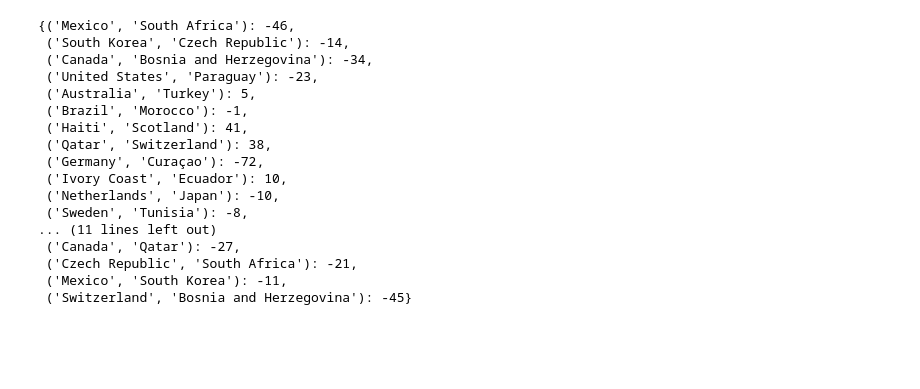
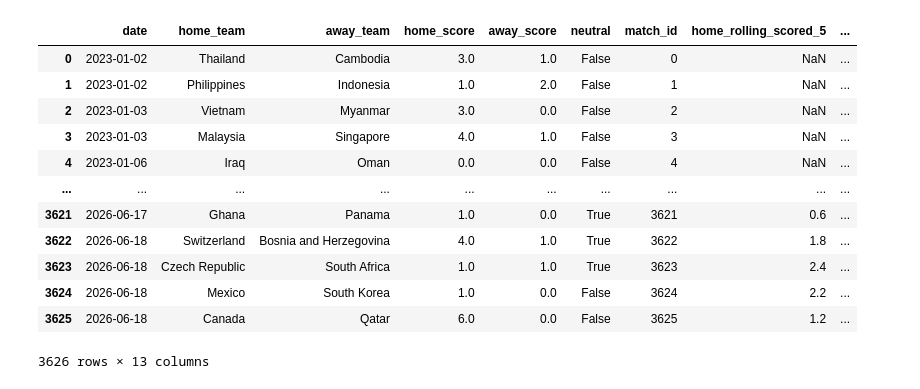
Before and after one commit to MoBTD10/Fifa-world-cup-2026-predicator, a Jupyter notebook: data_preprocess.ipynb, the cells around one changed output. Saved outputs shown, nothing was run; the diff lists cells and outputs as text; code cells hidden in the pictures; blank space fills up the shorter version.

```diff
--- a/data_preprocess.ipynb
+++ b/data_preprocess.ipynb
@@ -67,0 +55,5 @@ final_df.head(80)
+# %%
+#merg
+df =df.merge(home_featuers , on='match_id' ,how='left')
+df =df.merge(away_featuers, on='match_id' ,how='left')
+df.tail(3)
@@ -74,40 +76,31 @@ NameError: name 'pd' is not defined
 # %%
-def getting_fifa_rank(final_df,rank):
-    unique_matches = final_df[['home_team','away_team']].drop_duplicates()
-
-    rank_diff = {}
-
-    for index,row in unique_matches.iterrows():
-        home = row['home_team']
-        away = row['away_team']
-
-        try:
-
-            home_points = rank.loc[rank['team']==home,'rank'].values[0]
-            away_points = rank.loc[rank['team']==away,'rank'].values[0]
-            diff =int( home_points-away_points )
-
-            rank_diff[(home , away)] = diff
-        except IndexError:
-            rank_diff[(home , away)]=0
-
-    return rank_diff
+home_rank_df = rank[['team','rank']].copy()
+home_rank_df.rename(columns={
+    'team':'home_team',
+    'rank':'home_team_rank'
+},inplace=True)
+#away_rank
+away_rank_df = rank[['team','rank']].copy()
+away_rank_df.rename(columns={
+    'team':'away_team',
+    'rank':'away_team_rank'
+},inplace=True)
+df = df.merge(home_rank_df , on='home_team' ,how='left')
+df = df.merge(away_rank_df , on='away_team' ,how='left')
-# %% [output]
-{('Mexico', 'South Africa'): -46,
- ('South Korea', 'Czech Republic'): -14,
- ('Canada', 'Bosnia and Herzegovina'): -34,
- ('United States', 'Paraguay'): -23,
- ('Australia', 'Turkey'): 5,
- ('Brazil', 'Morocco'): -1,
- ('Haiti', 'Scotland'): 41,
- ('Qatar', 'Switzerland'): 38,
- ('Germany', 'Curaçao'): -72,
- ('Ivory Coast', 'Ecuador'): 10,
- ('Netherlands', 'Japan'): -10,
- ('Sweden', 'Tunisia'): -8,
-... (11 lines left out)
- ('Canada', 'Qatar'): -27,
- ('Czech Republic', 'South Africa'): -21,
- ('Mexico', 'South Korea'): -11,
- ('Switzerland', 'Bosnia and Herzegovina'): -45}
+# %%
+df
+# %% [output]
+|  | date | home_team | away_team | home_score | away_score | neutral | match_id | home_rolling_scored_5 | ... |
+| 0 | 2023-01-02 | Thailand | Cambodia | 3.0 | 1.0 | False | 0 | NaN | ... |
+| 1 | 2023-01-02 | Philippines | Indonesia | 1.0 | 2.0 | False | 1 | NaN | ... |
+| 2 | 2023-01-03 | Vietnam | Myanmar | 3.0 | 0.0 | False | 2 | NaN | ... |
+| 3 | 2023-01-03 | Malaysia | Singapore | 4.0 | 1.0 | False | 3 | NaN | ... |
+| 4 | 2023-01-06 | Iraq | Oman | 0.0 | 0.0 | False | 4 | NaN | ... |
+| ... | ... | ... | ... | ... | ... | ... | ... | ... | ... |
+| 3621 | 2026-06-17 | Ghana | Panama | 1.0 | 0.0 | True | 3621 | 0.6 | ... |
+| 3622 | 2026-06-18 | Switzerland | Bosnia and Herzegovina | 4.0 | 1.0 | True | 3622 | 1.8 | ... |
+| 3623 | 2026-06-18 | Czech Republic | South Africa | 1.0 | 1.0 | True | 3623 | 2.4 | ... |
+| 3624 | 2026-06-18 | Mexico | South Korea | 1.0 | 0.0 | False | 3624 | 2.2 | ... |
+| 3625 | 2026-06-18 | Canada | Qatar | 6.0 | 0.0 | False | 3625 | 1.2 | ... |
+3626 rows × 13 columns
 # %%
```
Also changed, not shown: parts of 13 cells of this notebook, 16 other files.
